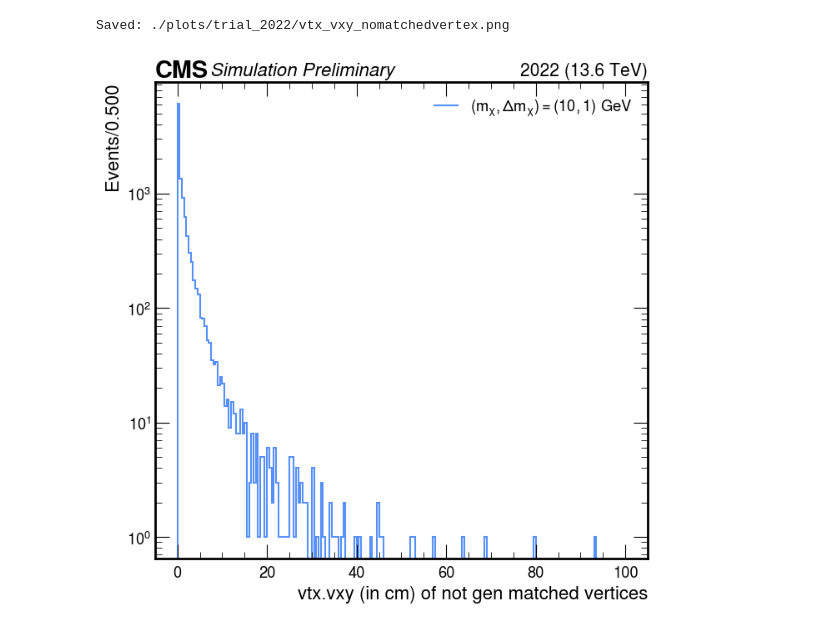
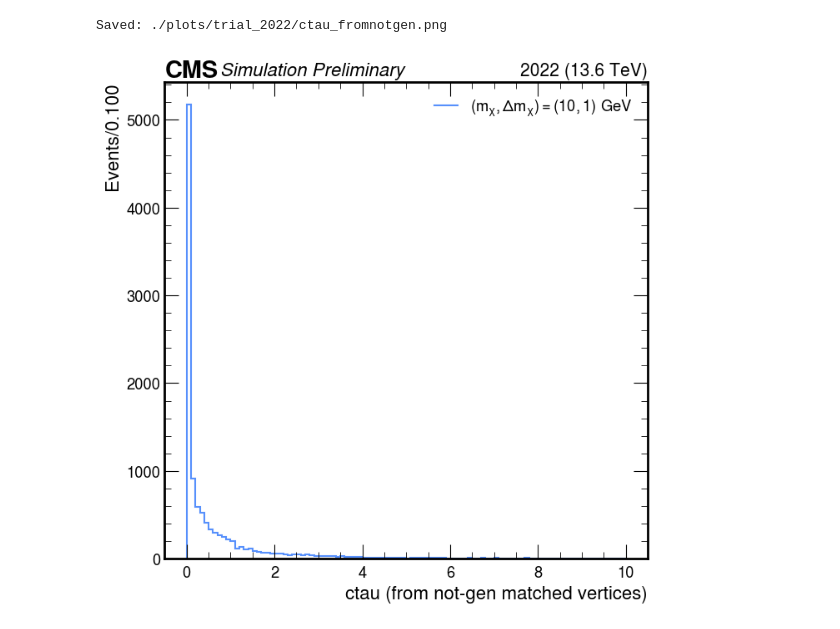
Before and after one commit to 32robertsa/iDMe, a Jupyter notebook: python_analysis/exampleNotebooks/check.ipynb, the cells around one changed output. Saved outputs shown, nothing was run; the diff lists cells and outputs as text; code cells hidden in the pictures.

```diff
--- a/python_analysis/exampleNotebooks/check.ipynb
+++ b/python_analysis/exampleNotebooks/check.ipynb
@@ -62,35 +100,35 @@ Saved: ./plots/trial_2022/vtx_vxy_genmatched.png
 # %%
 fig, ax = plt.subplots(figsize=(7,7))
 m1=10
 delta = 0.1
 ctau = 10
 
 # Plot settings
 plot_dict = {
-    'variable': 'vtx_e2vxy',
+    'variable': 'vtx_e3vxy',
     'cut': 'cut1',
     'year': 2022
 }
 
 style_dict = {
     'fig': fig,
     'ax': ax,
-    'rebin': 2j,
+    'rebin': 1j,
     'xlim': None,     # if None, the default will show up; otherwise give as a list, i.e. [0, 10]
-    'doLogy': True,
+    'doLogy': False,
     'doLogx': False,
     'doDensity': False,
     'doYerr': False,
-    'xlabel': "vtx.vxy (in cm) of not gen matched vertices",   # if None, the default will show up; otherwise give as a string, i.e. 'Electron dxy'
+    'xlabel': "ctau (from not-gen matched vertices)",   # if None, the default will show up; otherwise give as a string, i.e. 'Electron dxy'
     'ylabel': None,   # if None, the default will show up; otherwise give as a string, i.e. 'Efficiency'
     'label': None,    # if None, the default will show up; otherwise give as a string, i.e. 'Highest ctau signal samples'
     'flow': None,     # overflow
     'doSave': True,
     'outDir': './plots/trial_2022',
-    'outName': f'vtx_vxy_nomatchedvertex.png'
+    'outName': f'ctau_fromnotgen.png'
 }
 
 ptools.plot_signal_1D(sig_histo, m1, delta, ctau, plot_dict, style_dict)
 # %% [output]
-Saved: ./plots/trial_2022/vtx_vxy_nomatchedvertex.png
+Saved: ./plots/trial_2022/ctau_fromnotgen.png
-[figure, old version]
+[figure, new version]
```
Also changed, not shown: parts of 4 cells of this notebook, 5 other files.
